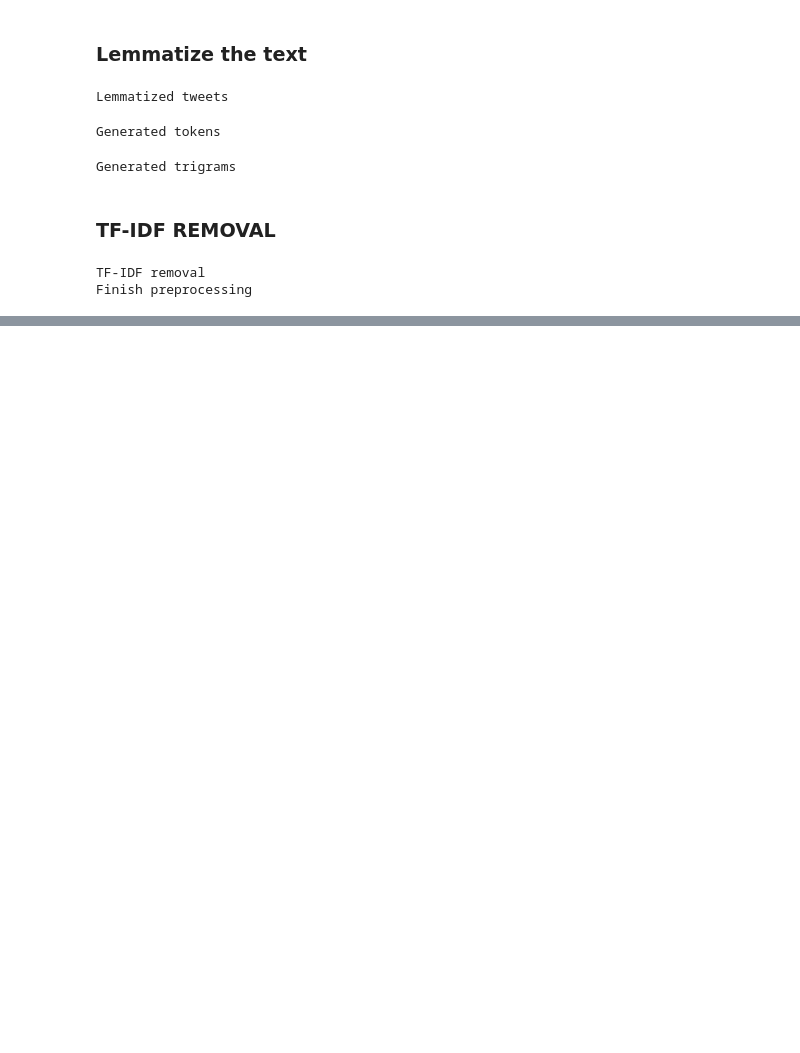
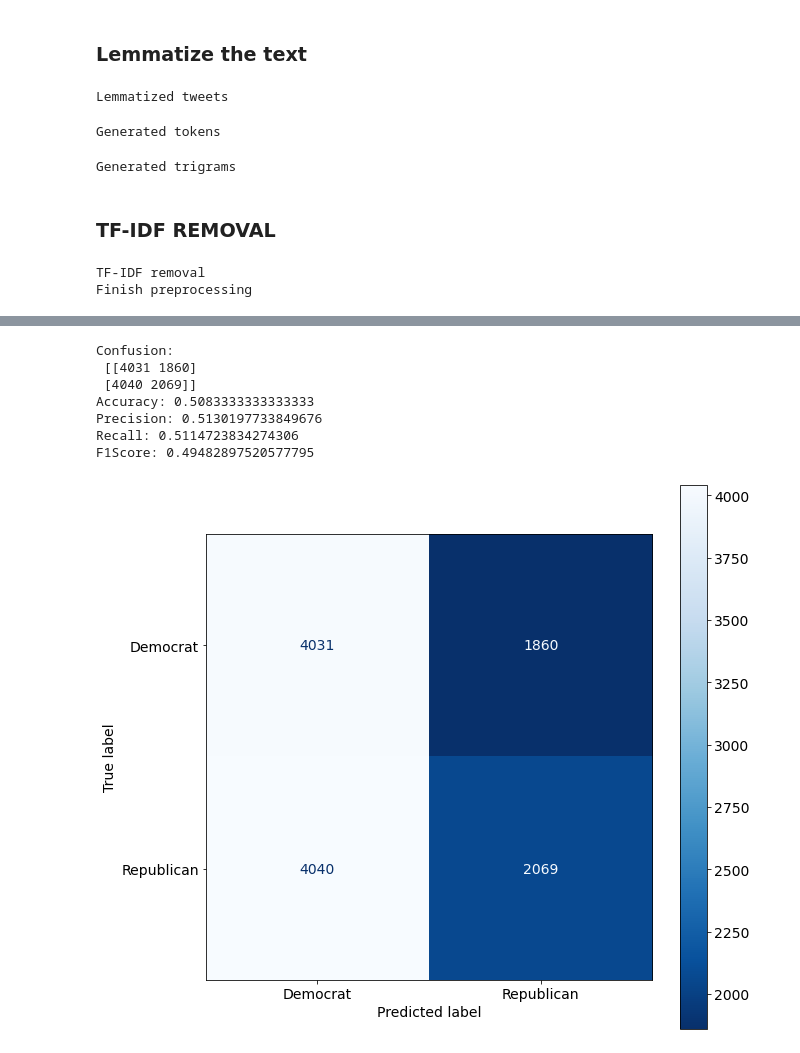
Before and after one commit to Lennart97/nlp_project, a Jupyter notebook: problem-solution-clean.ipynb, the cells around one changed output, grey strips where cells are left out. Cells and saved outputs as stored; diff of their text form; code cells hidden in the pictures; blank space fills up the shorter version.

Commit message:
split lda into train and test

```diff
--- a/problem-solution-clean.ipynb
+++ b/problem-solution-clean.ipynb
@@ -7,8 +7,8 @@ import pandas as pd
 
 df = pd.read_csv("data/ExtractedTweets.csv")
 
-democrat = df.query("Party == 'Democrat'").sample(30000)
-republican = df.query("Party == 'Republican'").sample(30000)
+democrat = df.query("Party == 'Democrat'").sample(20000)
+republican = df.query("Party == 'Republican'").sample(20000)
 
 df_slim = democrat.append(republican)
 df_slim.head()
@@ -194,6 +199,3 @@ file.close()
-# %%
-import pickle
-(df, id2word, corpus, tfidf) = pickle.load(open("data.bin", "rb"))
 # %%
 def get_document_topic(model, tri):
     doc_bow = id2word.doc2bow(tri)
@@ -202,35 +226,42 @@ def get_document_topic(model, tri):
 # %%
 from sklearn.neural_network import MLPClassifier
-from sklearn.naive_bayes import GaussianNB
-from sklearn.svm import LinearSVC
 from sklearn.metrics import precision_recall_fscore_support, accuracy_score, confusion_matrix, plot_confusion_matrix
-from sklearn.model_selection import train_test_split
+text_train = pd.DataFrame(text_train)
+text_test = pd.DataFrame(text_test)
+text_train['topic_vec'] = text_train['trigrams'].apply(lambda trigram: get_document_topic(lda_model_train, trigram))
+text_test['topic_vec'] = text_test['trigrams'].apply(lambda trigram: get_document_topic(lda_model_test, trigram))
 
-def evaluate_model(model):
-    df['topic_vec'] = df['trigrams'].apply(lambda trigram: get_document_topic(model, trigram))
-    df['len'] = df['topic_vec'].apply(lambda x: len(x))
+cl = MLPClassifier()
 
-    result = {}
+# Train and predict
+cl.fit(text_train['topic_vec'].tolist(), label_train)
+prediction = cl.predict(text_test['topic_vec'].tolist())
 
-    text_train, text_test, label_train, label_test = train_test_split(df["topic_vec"], df['Party'], train_size=0.70, random_state=101, test_size=0.30, shuffle=True)
-    classifiers = [('MLP', MLPClassifier()), ('G-NB', GaussianNB()), ('L-SVM', LinearSVC())]
-    for name, cl in classifiers:
+# Confusion matrix
+confusion = confusion_matrix(label_test, prediction)
+accuracy = accuracy_score(label_test, prediction)
+precision, recall, fscore, *rest = precision_recall_fscore_support(label_test, prediction, average='macro')
 
-        # Train and predict
-        cl.fit(text_train.to_list(), label_train)
+print("Confusion:\n " + str(confusion))
+print("Accuracy: " + str(accuracy))
+print("Precision: " + str(precision))
+print("Recall: " + str(recall))
+print("F1Score: " + str(fscore))
 
-        prediction = cl.predict(text_test.to_list())
-
-        # Confusion matrix
-        confusion = confusion_matrix(label_test, prediction)
-        # increase size of plot and fontsize for improved visibility
-        #fig, ax_cm = plt.subplots(figsize=(10, 10))
-        #plt.rcParams.update({'font.size': 14})
-        # create plot for multi-class confusion matrix, use prepared axes object and change colormap for better contrast
-        #plot_confusion_matrix(cl, text_test.to_list(), label_test.to_list(), ax=ax_cm, cmap=plt.cm.Reds_r)
-        # show plot corresponding to printed name and accuracy
-        #plt.show()
-        accuracy = accuracy_score(label_test, prediction)
-        precision, recall, fscore, *rest = precision_recall_fscore_support(label_test, prediction, average='macro')
-        result[name] = confusion, accuracy, precision, recall, fscore
-    return result
+# increase size of plot and fontsize for improved visibility
+fig, ax_cm = plt.subplots(figsize=(10, 10))
+plt.rcParams.update({'font.size': 14})
+# create plot for multi-class confusion matrix, use prepared axes object and change colormap for better contrast
+plot_confusion_matrix(cl, text_test['topic_vec'].tolist(), label_test, ax=ax_cm, cmap=plt.cm.Blues_r)
+# show plot corresponding to printed name and accuracy
+plt.savefig("img/lvm_summary_130.pdf")
+plt.show()
+# %% [output]
+Confusion:
+ [[4031 1860]
+ [4040 2069]]
+Accuracy: 0.5083333333333333
+Precision: 0.5130197733849676
+Recall: 0.5114723834274306
+F1Score: 0.49482897520577795
+[figure, added]
```
Also changed, not shown: parts of 12 cells of this notebook.
